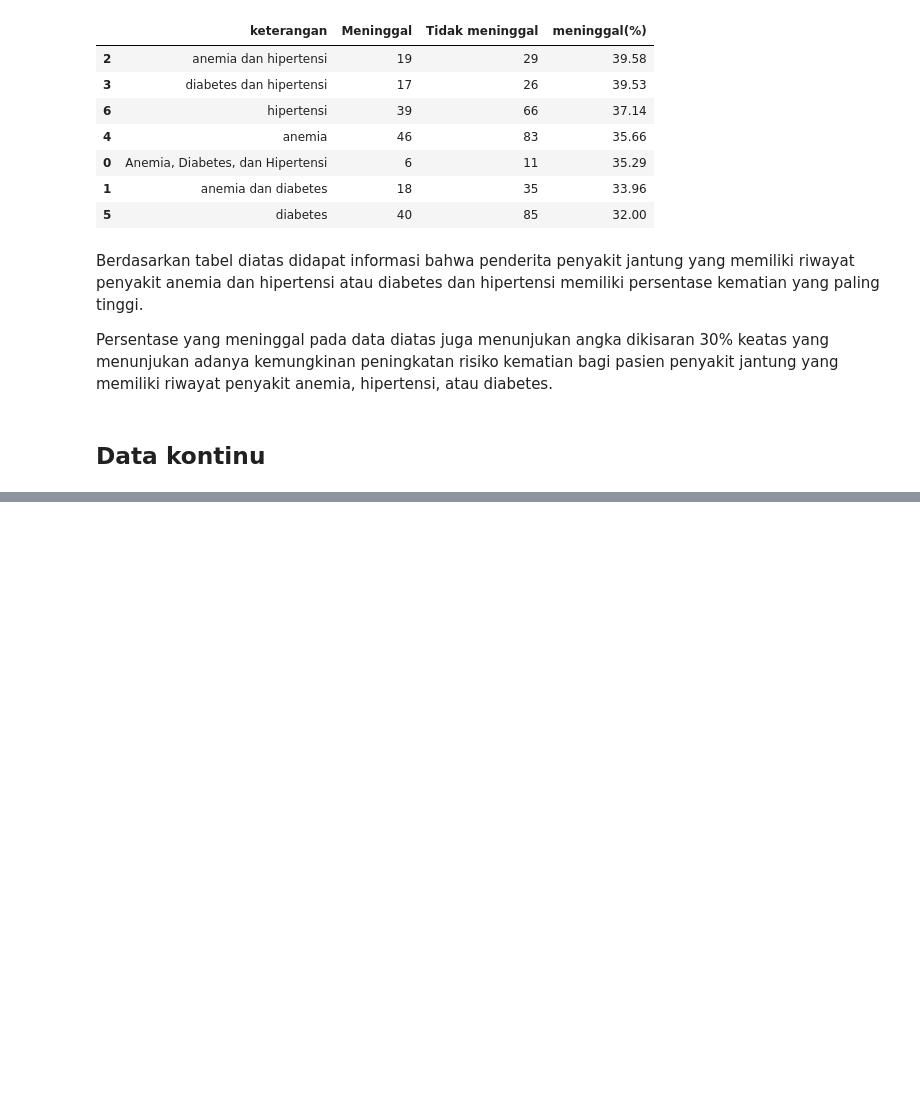
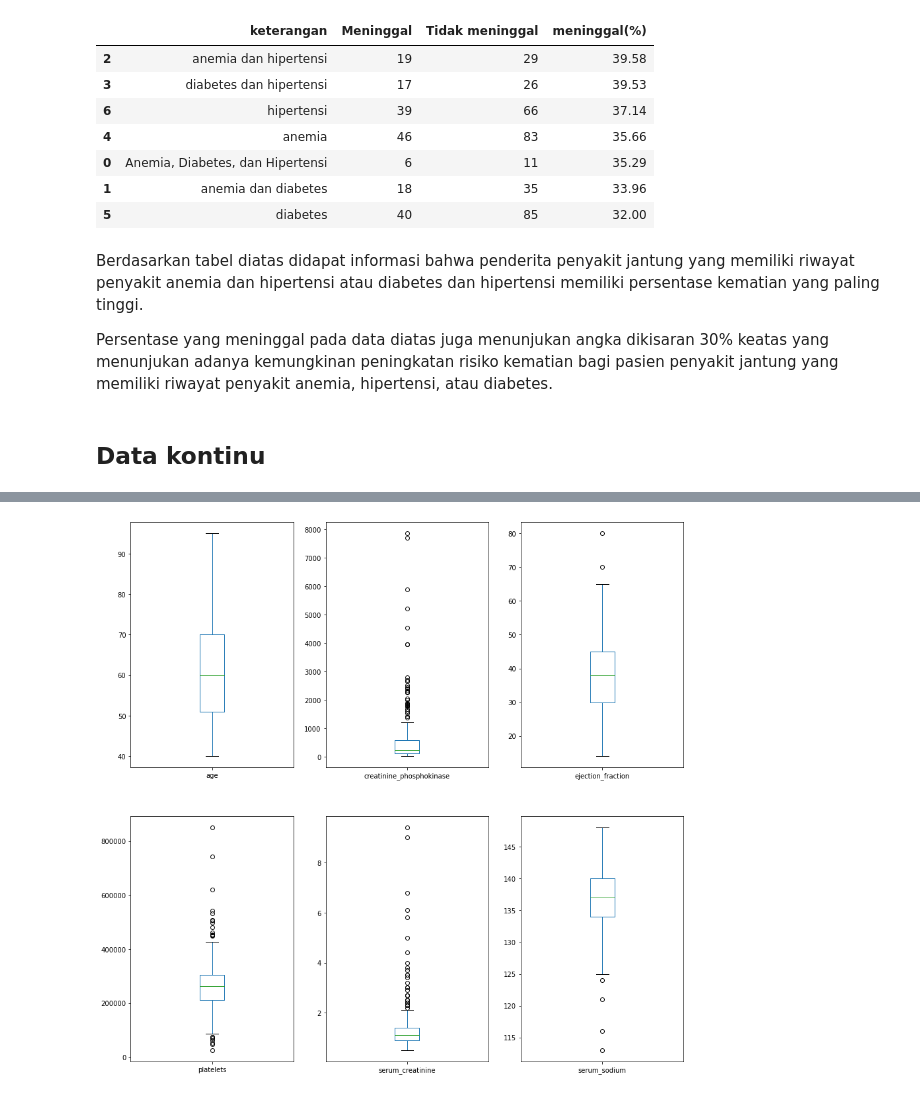
Before and after one commit to HelennaConstantia/PYTN-KampusMerdeka_FP3, a Jupyter notebook: PYTN_KampusMerdeka_fp3_Helenna Constantia.ipynb, the cells around one changed output, grey strips where cells are left out. Drawn from its saved outputs; the diff is of its cells as text; code cells hidden in the pictures; blank space fills up the shorter version.

```diff
--- a/PYTN_KampusMerdeka_fp3_Helenna Constantia.ipynb
+++ b/PYTN_KampusMerdeka_fp3_Helenna Constantia.ipynb
@@ -475,0 +555,19 @@ Persentase yang meninggal pada data diatas juga menunjukan angka dikisaran 30% k
+# %%
+#melihat sebaran datanya melalui boxplot
+fig=plt.figure(figsize=(15,15))
+ax1=fig.add_subplot(2,3,1)
+ax2=fig.add_subplot(2,3,2)
+ax3=fig.add_subplot(2,3,3)
+ax4=fig.add_subplot(2,3,4)
+ax5=fig.add_subplot(2,3,5)
+ax6=fig.add_subplot(2,3,6)
+#membuat boxplot masing-masing fitur
+df_kontinu[['age']].plot(kind='box', ax=ax1)
+df_kontinu[['creatinine_phosphokinase']].plot(kind='box', ax=ax2)
+df_kontinu[['ejection_fraction']].plot(kind='box', ax=ax3)
+df_kontinu[['platelets']].plot(kind='box', ax=ax4)
+df_kontinu[['serum_creatinine']].plot(kind='box', ax=ax5)
+df_kontinu[['serum_sodium']].plot(kind='box', ax=ax6)
+plt.show()
+# %% [output]
+[figure, added]
```
Also changed, not shown: parts of 24 cells of this notebook.
